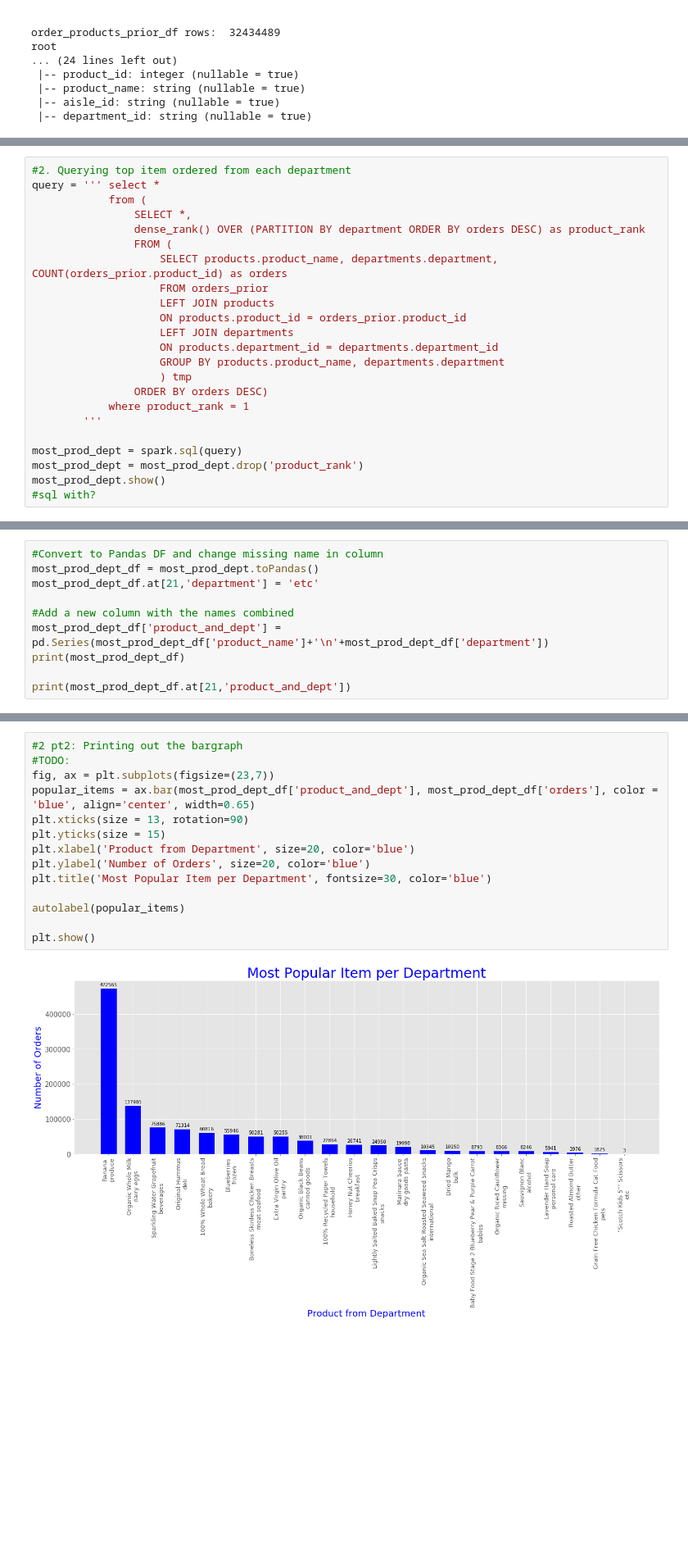
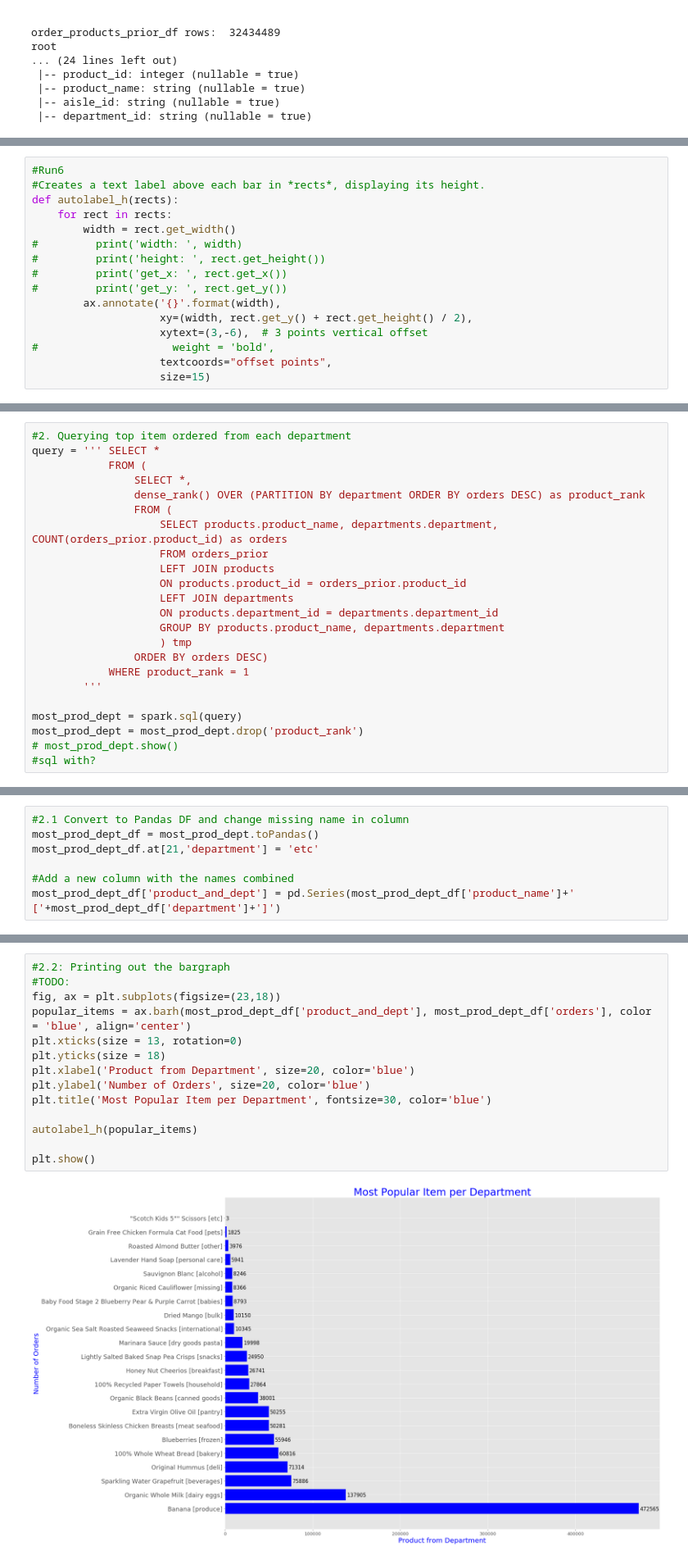
Before and after one commit to WinrichSy/Capstone_Instagram, a Jupyter notebook: Capstone 1 Instacart.ipynb, the cells around one changed output, grey strips where cells are left out. Shown: that part at 82% size. Drawn from its saved outputs; the diff is of its cells as text; blank space fills up the shorter version.

```diff
--- a/Capstone 1 Instacart.ipynb
+++ b/Capstone 1 Instacart.ipynb
@@ -228,0 +241,16 @@ def autolabel(rects):
+# %%
+#Run6
+#Creates a text label above each bar in *rects*, displaying its height.
+def autolabel_h(rects):
+    for rect in rects:
+        width = rect.get_width()
+#         print('width: ', width)
+#         print('height: ', rect.get_height())
+#         print('get_x: ', rect.get_x())
+#         print('get_y: ', rect.get_y())
+        ax.annotate('{}'.format(width),
+                    xy=(width, rect.get_y() + rect.get_height() / 2),
+                    xytext=(3,-6),  # 3 points vertical offset
+#                     weight = 'bold',
+                    textcoords="offset points",
+                    size=15)
@@ -276,7 +310,7 @@ plt.show()
 # %%
 #2. Querying top item ordered from each department
-query = ''' select *
-            from (
+query = ''' SELECT *
+            FROM (
                 SELECT *,
                 dense_rank() OVER (PARTITION BY department ORDER BY orders DESC) as product_rank
                 FROM (
@@ -289,12 +323,12 @@ query = ''' select *
                     GROUP BY products.product_name, departments.department
                     ) tmp
                 ORDER BY orders DESC)
-            where product_rank = 1
+            WHERE product_rank = 1
         '''
 
 most_prod_dept = spark.sql(query)
 most_prod_dept = most_prod_dept.drop('product_rank')
-most_prod_dept.show()
+# most_prod_dept.show()
 #sql with?
 # %% [output]
 +--------------------+---------------+------+
@@ -315,12 +349,9 @@ most_prod_dept.show()
 +--------------------+---------------+------+
 only showing top 20 rows
 # %%
-#Convert to Pandas DF and change missing name in column
+#2.1 Convert to Pandas DF and change missing name in column
 most_prod_dept_df = most_prod_dept.toPandas()
 most_prod_dept_df.at[21,'department'] = 'etc'
 
 #Add a new column with the names combined
-most_prod_dept_df['product_and_dept'] = pd.Series(most_prod_dept_df['product_name']+'\n'+most_prod_dept_df['department'])
-print(most_prod_dept_df)
-
-print(most_prod_dept_df.at[21,'product_and_dept'])
+most_prod_dept_df['product_and_dept'] = pd.Series(most_prod_dept_df['product_name']+' ['+most_prod_dept_df['department']+']')
@@ -345,16 +358,16 @@ etc
 # %%
-#2 pt2: Printing out the bargraph
+#2.2: Printing out the bargraph
 #TODO:
-fig, ax = plt.subplots(figsize=(23,7))
-popular_items = ax.bar(most_prod_dept_df['product_and_dept'], most_prod_dept_df['orders'], color = 'blue', align='center', width=0.65)
-plt.xticks(size = 13, rotation=90)
-plt.yticks(size = 15)
+fig, ax = plt.subplots(figsize=(23,18))
+popular_items = ax.barh(most_prod_dept_df['product_and_dept'], most_prod_dept_df['orders'], color = 'blue', align='center')
+plt.xticks(size = 13, rotation=0)
+plt.yticks(size = 18)
 plt.xlabel('Product from Department', size=20, color='blue')
 plt.ylabel('Number of Orders', size=20, color='blue')
 plt.title('Most Popular Item per Department', fontsize=30, color='blue')
 
-autolabel(popular_items)
+autolabel_h(popular_items)
 
 plt.show()
 # %% [output]
-[figure, old version]
+[figure, new version]
```
Also changed, not shown: parts of 19 cells of this notebook.
